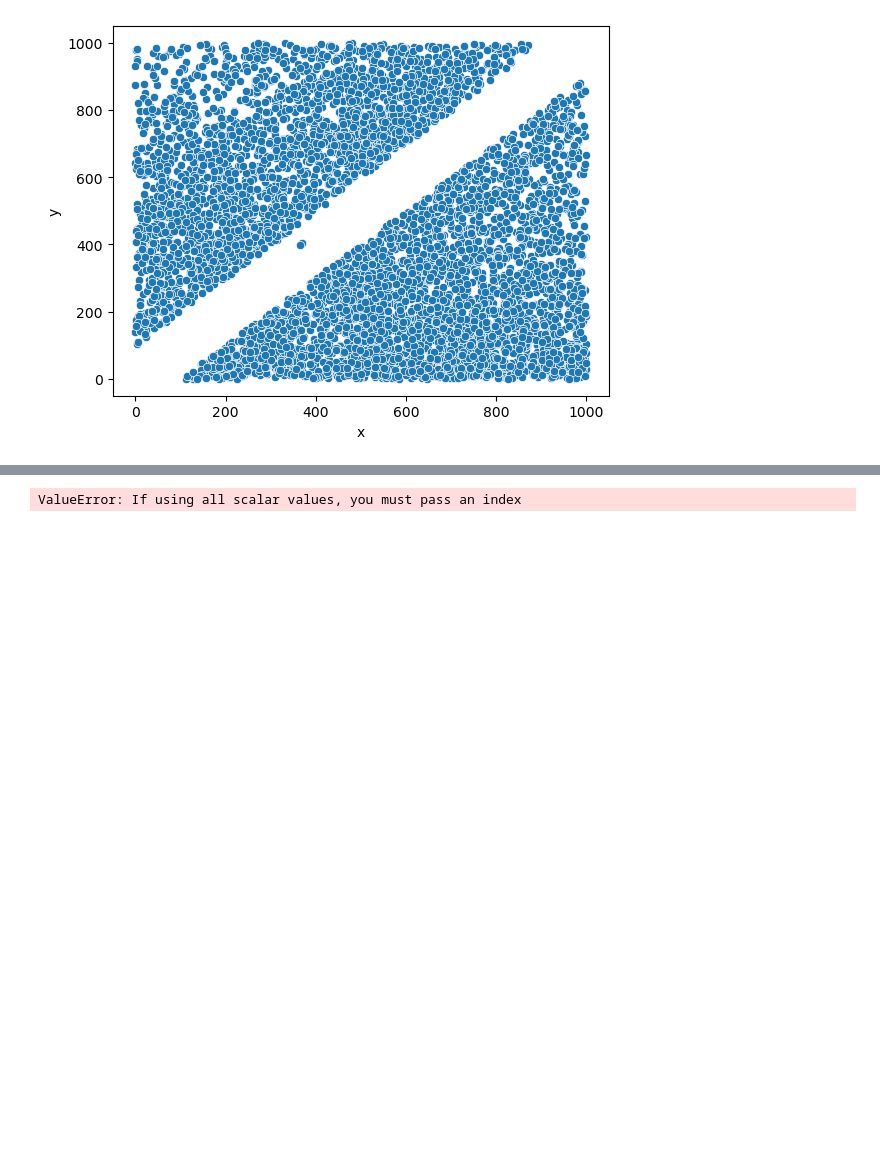
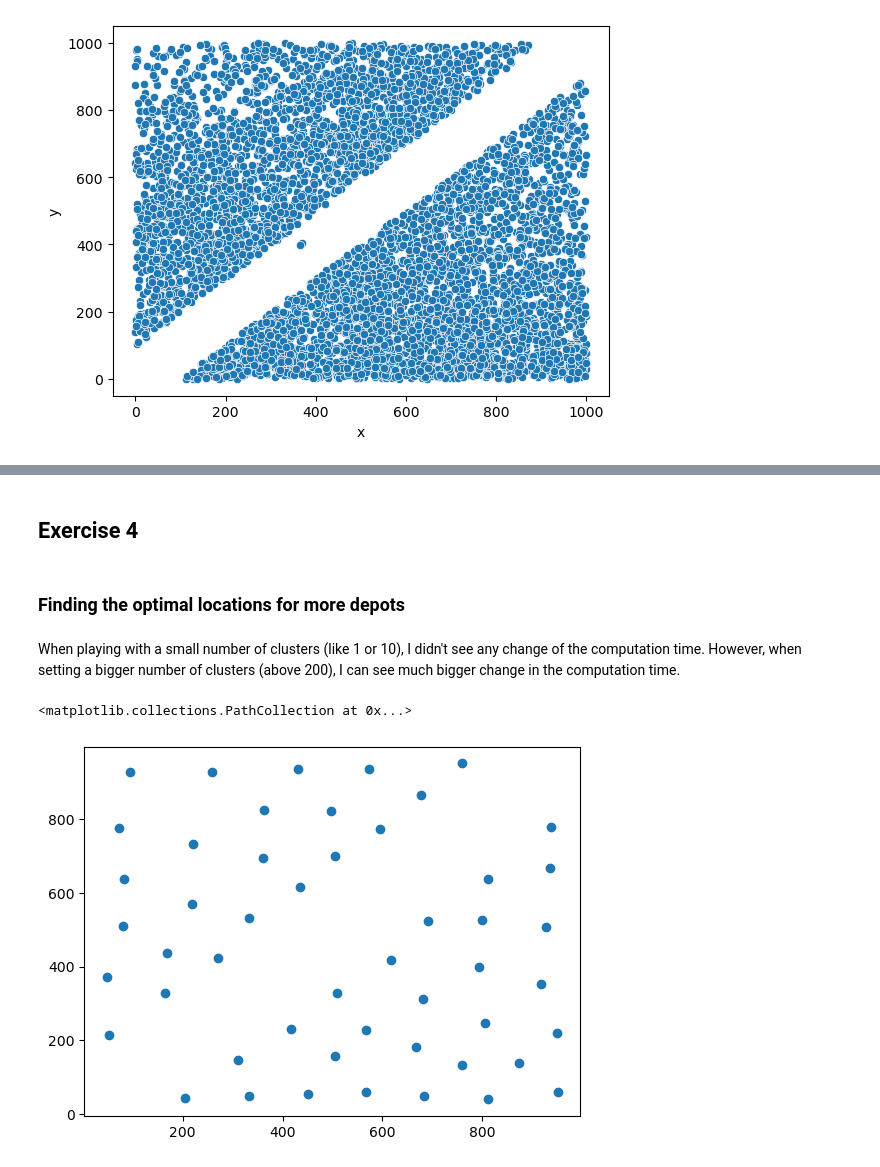
Before and after one commit to czaacza/Mathematics-and-Methods-in-Machine-Learning, a Jupyter notebook: Methods/Assignments/Assignment 02 - Cluster analisys/Assignment02 Mateusz Czarnecki.ipynb, the cells around one changed output, grey strips where cells are left out. Cells and saved outputs as stored; diff of their text form; code cells hidden in the pictures; blank space fills up the shorter version.

```diff
--- a/Methods/Assignments/Assignment 02 - Cluster analisys/Assignment02 Mateusz Czarnecki.ipynb
+++ b/Methods/Assignments/Assignment 02 - Cluster analisys/Assignment02 Mateusz Czarnecki.ipynb
@@ -76,4 +100,17 @@ sn.scatterplot(x="x", y="y",hue = 'Clusters',  data=df, palette='viridis').set(t
-# %%
-sn.scatterplot(x="xc", y="yc", data=centers_df)
-# %% [output]
-ValueError: If using all scalar values, you must pass an index
+# %% [markdown]
+## Exercise 4
+# %% [markdown]
+### Finding the optimal locations for more depots
+# %% [markdown]
+When playing with a small number of clusters (like 1 or 10), I didn't see any change of the computation time. However, when setting a bigger number of clusters (above 200), I can see much bigger change in the computation time.
+# %%
+kmeans_model = KMeans(n_clusters=50)
+clusters = kmeans_model.fit_predict(df[['x','y']])
+
+centers = kmeans_model.cluster_centers_
+centers_df = pd.DataFrame(centers, columns=[["x","y"]])
+
+plt.scatter(centers_df["x"], centers_df["y"])
+# %% [output]
+<matplotlib.collections.PathCollection at 0x...>
+[figure, added]
```
Also changed, not shown: parts of 23 cells of this notebook, 6 other files.
